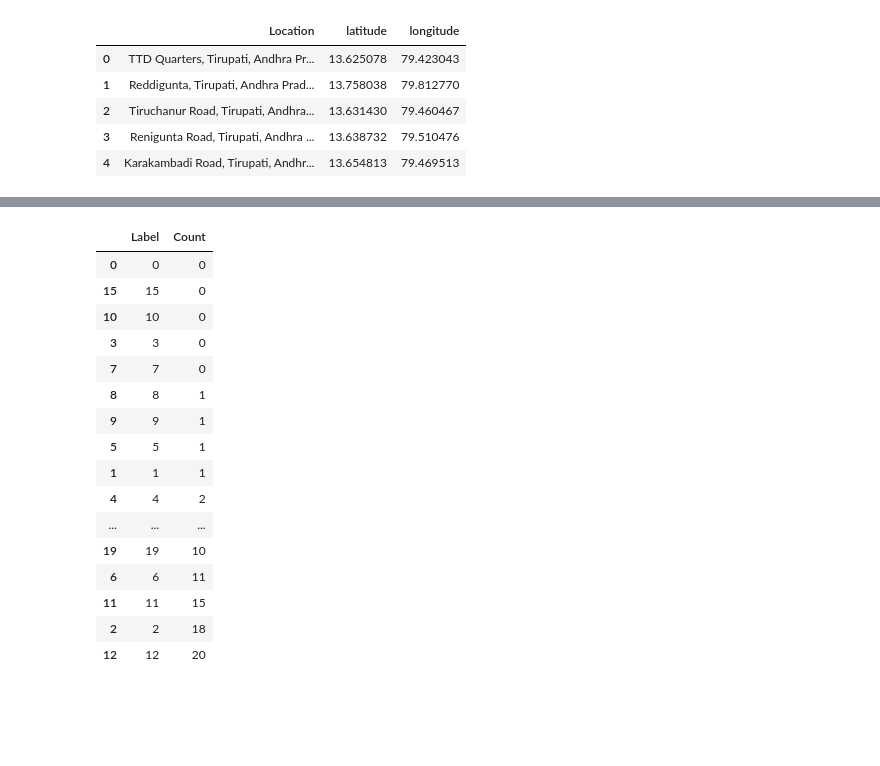
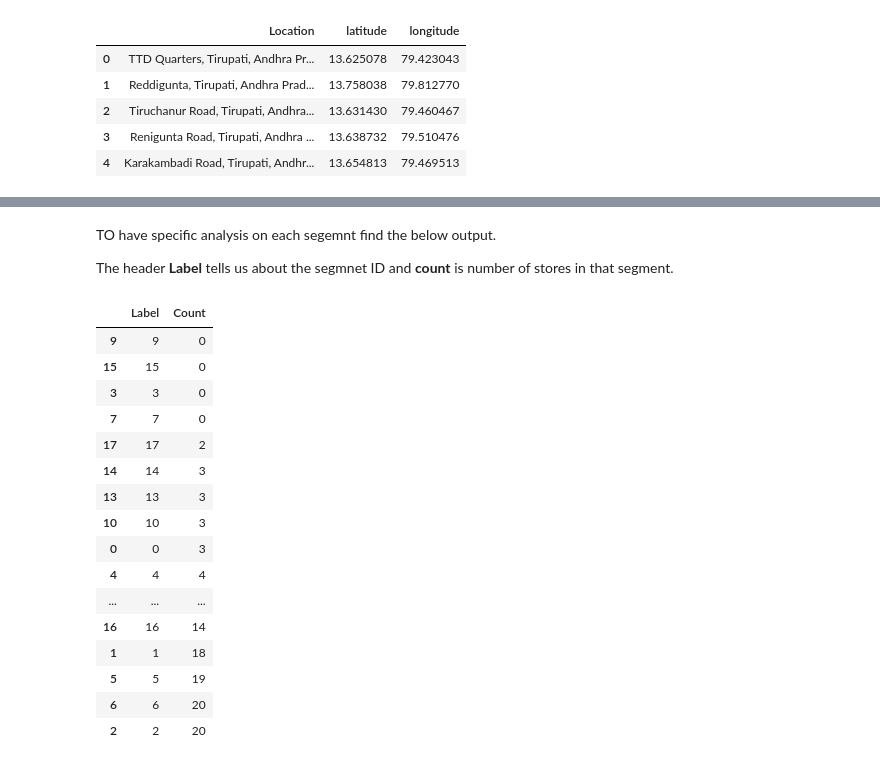
Before and after one commit to saibharath005/Coursera_Capstone, a Jupyter notebook: Capstone Project - The Battle of Neighborhoods (Week 2).ipynb, the cells around one changed output, grey strips where cells are left out. Drawn from its saved outputs; the diff is of its cells as text; code cells hidden in the pictures; blank space fills up the shorter version.

```diff
--- a/Capstone Project - The Battle of Neighborhoods (Week 2).ipynb
+++ b/Capstone Project - The Battle of Neighborhoods (Week 2).ipynb
@@ -118,6 +217,2 @@ def places_nearby_df(places_list):
 
     return nearby_places
-# %%
-cluster_centers_df = pd.DataFrame([lat_lon for lat_lon in cluster_centers])
-cluster_centers_df.columns = ["latitude",'longitude','label']
-cluster_centers_df.head()
@@ -131,6 +227,7 @@ cluster_centers_df.head()
 # %%
-places_list = google_nearby_places(labels=cluster_centers_df['label'],latitudes=cluster_centers_df['latitude'],longitudes=cluster_centers_df['longitude'])
+places_list = google_nearby_places(labels=cluster_centers_df['Label'],latitudes=cluster_centers_df['C_Latitude'],longitudes=cluster_centers_df['C_Longitude'])
 tpt_pharmacies_df = places_nearby_df(places_list)
 print(tpt_pharmacies_df.shape)
-tpt_pharmacies_df.head()
+tpt_pharmacies_df_copy = tpt_pharmacies_df
+tpt_pharmacies_df_copy.head()
 # %% [output]
@@ -168,0 +259,5 @@ pharma_df_centres.head()
+# %%
+tpt_pharmacies_df_copy.drop_duplicates(subset =['ID','Rating','Total_Ratings','P_Latitude', 'P_Longitude', 'Place_Name', 'Place_Type', 'Place_Address'], keep = 'first', inplace = True)
+tpt_pharmacies_df_copy.fillna(0,inplace=True)
+tpt_pharmacies_df_copy.drop(["ID","Place_Type","Place_Address"],1,inplace=True)
+tpt_pharmacies_df_copy.head()
@@ -179,4 +323,4 @@ def distance_calculator(P_Latitude,P_Longitude,Centre_Latitude,Centre_Longitude)
 # %%
-pharma_df_centres['Distance'] = pharma_df_centres.apply(lambda row: distance_calculator(row['P_Latitude'], row['P_Longitude'], row['Centre_Latitude'], row['Centre_Longitude']), axis=1)
-pharma_df_centres.head()
+tpt_pharmacies_df_copy['Distance'] = tpt_pharmacies_df_copy.apply(lambda row: distance_calculator(row['P_Latitude'], row['P_Longitude'], row['C_Latitude'], row['C_Longitude']), axis=1)
+tpt_pharmacies_df_copy.head()
 # %% [output]
@@ -189,30 +445,34 @@ pharma_df_centres.head()
+# %% [markdown]
+TO have specific analysis on each segemnt find the below output.
+
+The header **Label** tells us about the segmnet ID and **count** is number of stores in that segment.
 # %%
 pharma_grouped = pd.DataFrame()
-pharma_grouped['Label'] = cluster_centers_df['label']
+pharma_grouped['Label'] = cluster_centers_df["Label"]
 
-pharma_grouped_dummy = pharma_df_centres[['Label','Distance']]
+pharma_grouped_dummy = tpt_pharmacies_df_copy[['Label','Distance']]
 pharma_grouped_dummy = pharma_grouped_dummy.groupby(["Label"]).count().sort_values("Label", ascending=True)
 
 pharma_dummy = pharma_grouped.merge(pharma_grouped_dummy,how='outer',on="Label")
 pharma_dummy.fillna(0,inplace=True)
 pharma_dummy.columns = ["Label","Count"]
 pharma_dummy['Count'] = pharma_dummy['Count'].astype('int')
 pharma_dummy.sort_values("Count", ascending=True)
 # %% [output]
 |  | Label | Count |
-| 0 | 0 | 0 |
+| 9 | 9 | 0 |
 | 15 | 15 | 0 |
-| 10 | 10 | 0 |
 | 3 | 3 | 0 |
 | 7 | 7 | 0 |
-| 8 | 8 | 1 |
-| 9 | 9 | 1 |
-| 5 | 5 | 1 |
-| 1 | 1 | 1 |
-| 4 | 4 | 2 |
+| 17 | 17 | 2 |
+| 14 | 14 | 3 |
+| 13 | 13 | 3 |
+| 10 | 10 | 3 |
+| 0 | 0 | 3 |
+| 4 | 4 | 4 |
 | ... | ... | ... |
-| 19 | 19 | 10 |
-| 6 | 6 | 11 |
-| 11 | 11 | 15 |
-| 2 | 2 | 18 |
-| 12 | 12 | 20 |
+| 16 | 16 | 14 |
+| 1 | 1 | 18 |
+| 5 | 5 | 19 |
+| 6 | 6 | 20 |
+| 2 | 2 | 20 |
```
Also changed, not shown: parts of 56 cells of this notebook, 2 other files.
